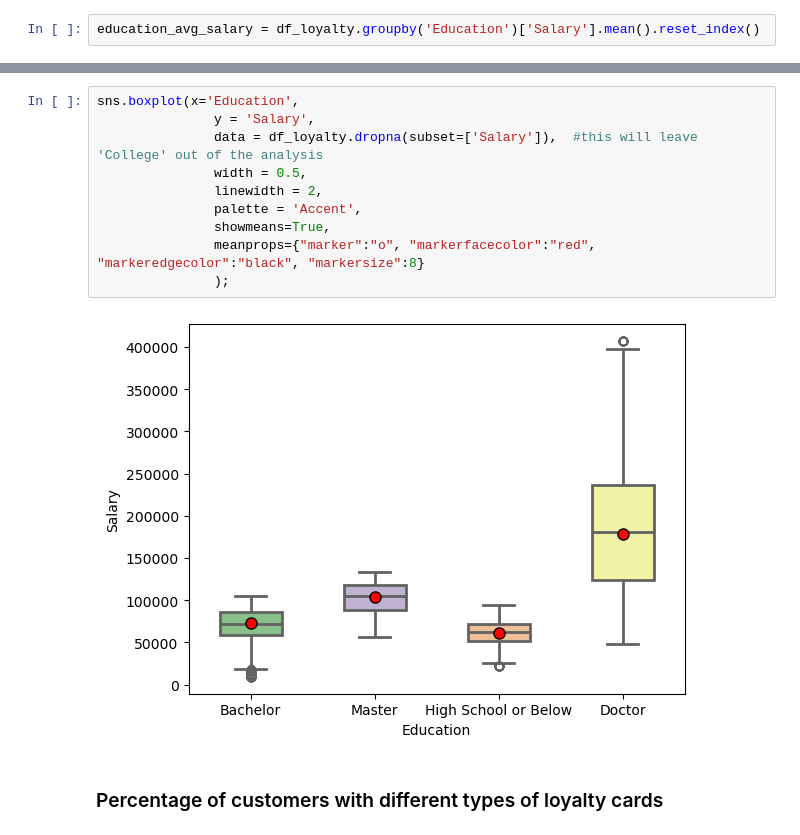
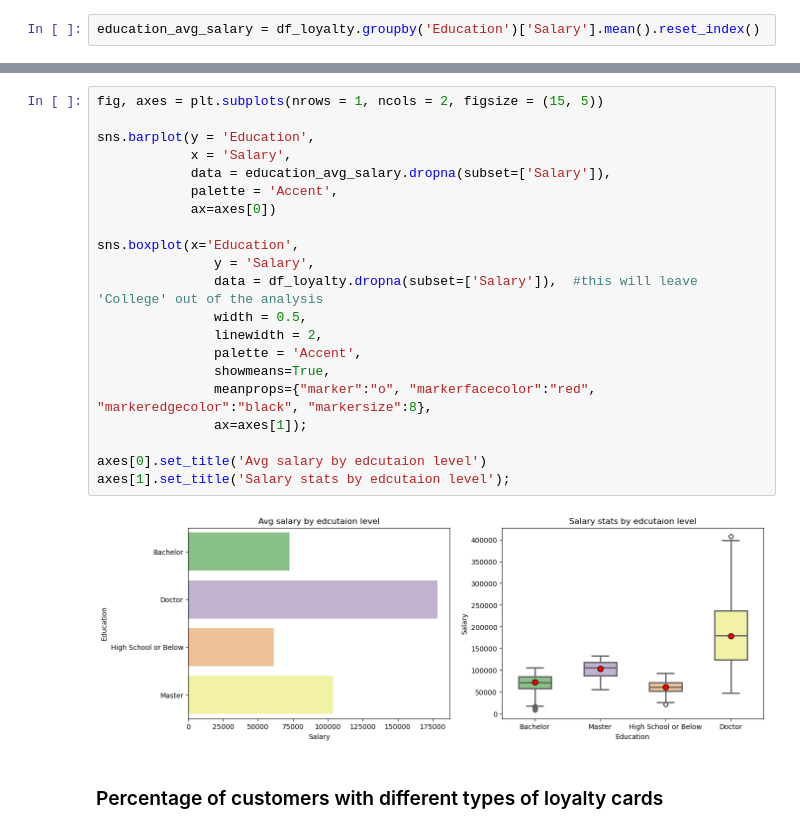
Before and after one commit to Adalab/bda-modulo-3-evaluacion-final-marianela-gomez, a Jupyter notebook: notebooks/analysis.ipynb, the cells around one changed output, grey strips where cells are left out. Saved outputs shown, nothing was run; the diff lists cells and outputs as text.

Commit message:
customer by province analyzed and graph salary updated

```diff
--- a/notebooks/analysis.ipynb
+++ b/notebooks/analysis.ipynb
@@ -139,15 +139,26 @@ plt.title('Avg salary by edcutaion level');
 # %%
+fig, axes = plt.subplots(nrows = 1, ncols = 2, figsize = (15, 5))
+
+sns.barplot(y = 'Education',
+            x = 'Salary',
+            data = education_avg_salary.dropna(subset=['Salary']),
+            palette = 'Accent',
+            ax=axes[0])
+
 sns.boxplot(x='Education',
                y = 'Salary',
                data = df_loyalty.dropna(subset=['Salary']),  #this will leave 'College' out of the analysis
                width = 0.5,
                linewidth = 2,
                palette = 'Accent',
                showmeans=True,
-               meanprops={"marker":"o", "markerfacecolor":"red", "markeredgecolor":"black", "markersize":8}
-               );
+               meanprops={"marker":"o", "markerfacecolor":"red", "markeredgecolor":"black", "markersize":8},
+               ax=axes[1]);
+
+axes[0].set_title('Avg salary by edcutaion level')
+axes[1].set_title('Salary stats by edcutaion level');
 # %% [output]
-[figure, old version]
+[figure, new version]
 # %% [markdown]
 ### Percentage of customers with different types of loyalty cards
 # %%
```
Also changed, not shown: parts of 3 cells of this notebook, 3 other files.
